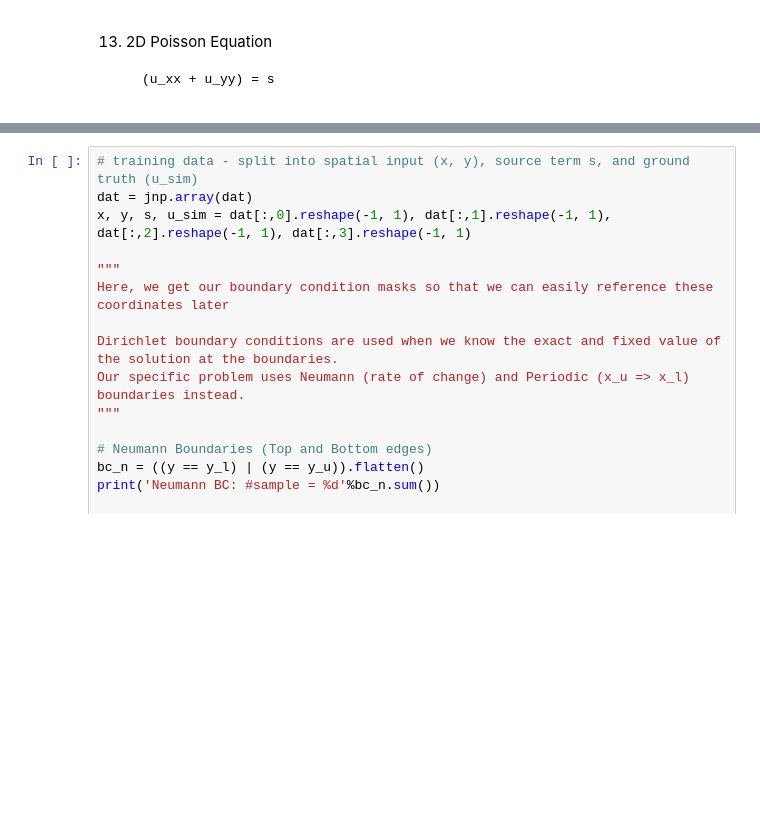
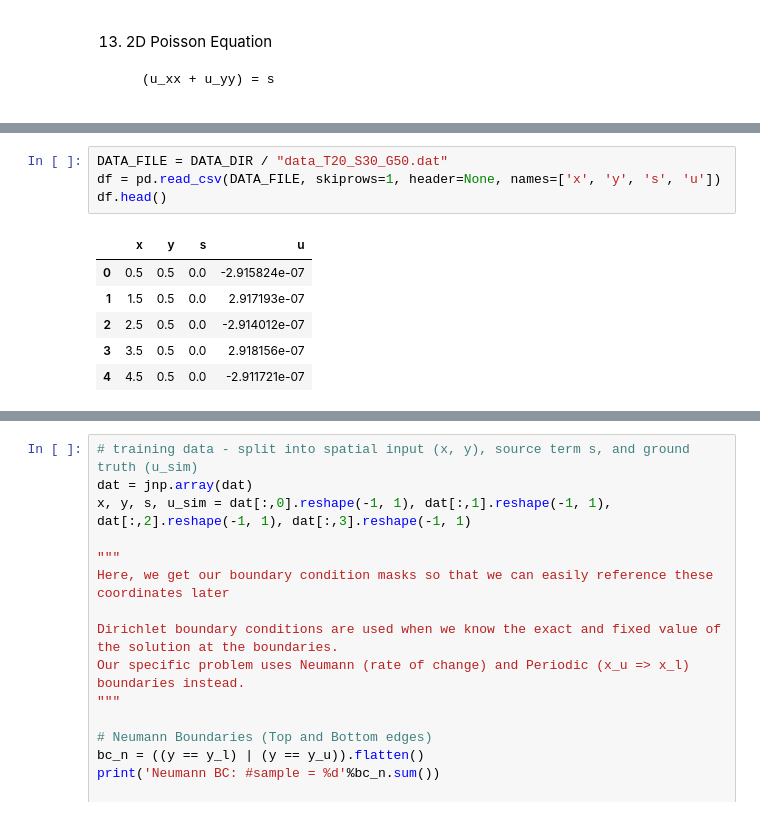
Before and after one commit to wang-yuancheng/piml, a Jupyter notebook: notebooks/m41_frpinn_solve_2d_poisson_hard-demo.ipynb, the cells around one changed output, grey strips where cells are left out. Drawn from its saved outputs; the diff is of its cells as text; blank space fills up the shorter version.

```diff
--- a/notebooks/m41_frpinn_solve_2d_poisson_hard-demo.ipynb
+++ b/notebooks/m41_frpinn_solve_2d_poisson_hard-demo.ipynb
@@ -36 +59,12 @@ Column 3 (u_sim): The ground truth solution (u) at that (x,y) coordinate.
+# %%
+DATA_FILE = DATA_DIR / "data_T20_S30_G50.dat"
+df = pd.read_csv(DATA_FILE, skiprows=1, header=None, names=['x', 'y', 's', 'u'])
+df.head()
+# %% [output]
+|  | x | y | s | u |
+| 0 | 0.5 | 0.5 | 0.0 | -2.915824e-07 |
+| 1 | 1.5 | 0.5 | 0.0 | 2.917193e-07 |
+| 2 | 2.5 | 0.5 | 0.0 | -2.914012e-07 |
+| 3 | 3.5 | 0.5 | 0.0 | 2.918156e-07 |
+| 4 | 4.5 | 0.5 | 0.0 | -2.911721e-07 |
 # %%
```
Also changed, not shown: parts of 16 cells of this notebook, 1 other file.
